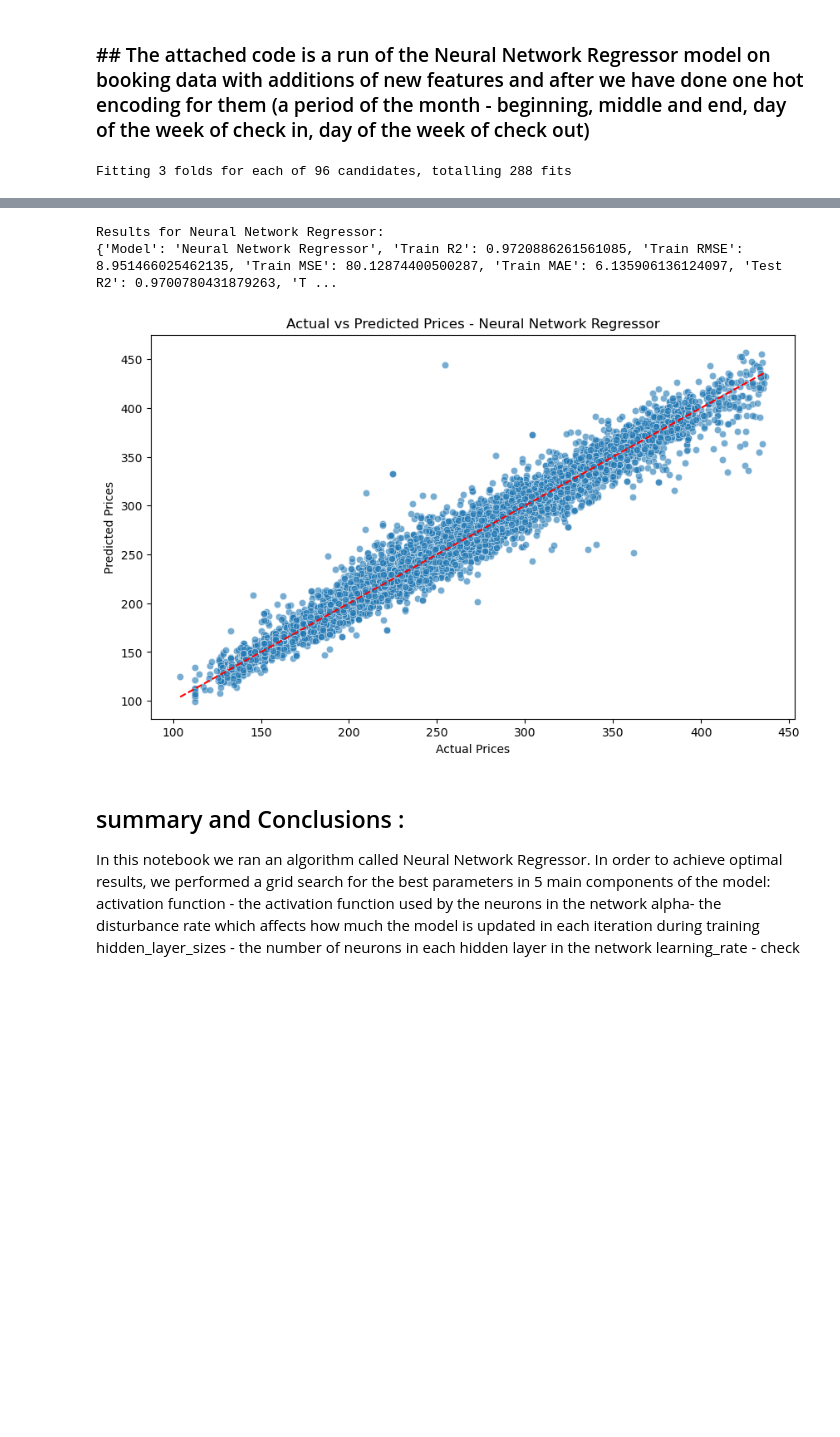
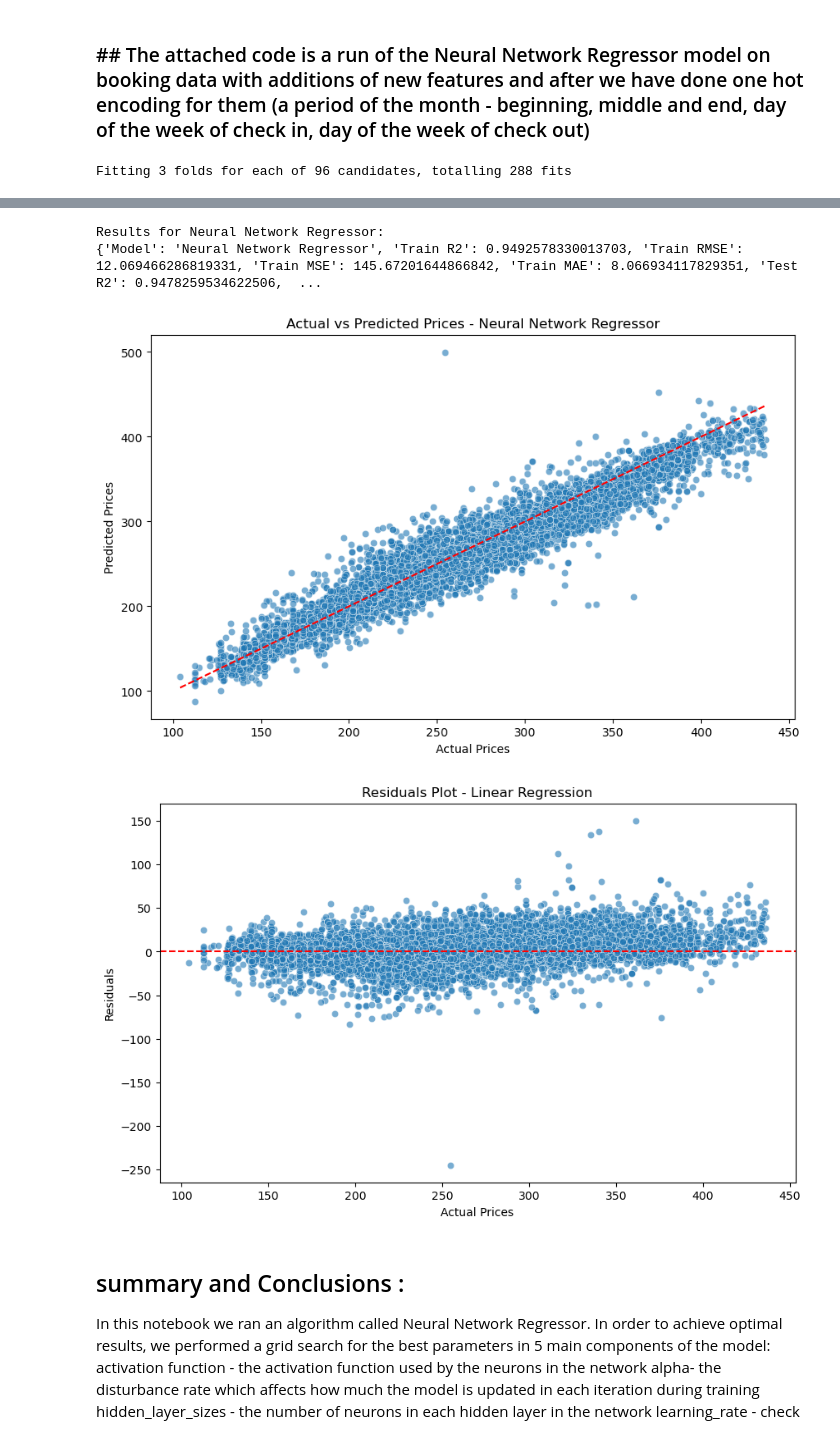
Before and after one commit to Omri5790/Data_Project, a Jupyter notebook: booking models/neural_network_regressor_predict.ipynb, the cells around one changed output, grey strips where cells are left out. Cells and saved outputs as stored; diff of their text form; code cells hidden in the pictures; blank space fills up the shorter version.

```diff
--- a/booking models/neural_network_regressor_predict.ipynb
+++ b/booking models/neural_network_regressor_predict.ipynb
@@ -27,6 +27,10 @@ def fill_na_with_group_mean(df):
 
 # Fill NaN values for the entire dataset
 df = fill_na_with_group_mean(df)
+
+# Remove the price column
+if 'price' in df.columns:
+    df = df.drop(columns=['price'])
 
 # Function to run Neural Network Regression and calculate metrics
 def run_neural_network_regressor(df):
@@ -110,5 +114,16 @@ plt.ylabel('Predicted Prices')
 plt.title('Actual vs Predicted Prices - Neural Network Regressor')
 plt.plot([y_test.min(), y_test.max()], [y_test.min(), y_test.max()], color='red', linestyle='--')
 plt.show()
+
+
+# Residual plot
+residuals = y_test - y_test_pred
+plt.figure(figsize=(10, 6))
+sns.scatterplot(x=y_test, y=residuals, alpha=0.6)
+plt.axhline(y=0, color='red', linestyle='--')
+plt.xlabel('Actual Prices')
+plt.ylabel('Residuals')
+plt.title(f'Residuals Plot - Linear Regression')
+plt.show()
 # %% [output]
 Fitting 3 folds for each of 96 candidates, totalling 288 fits
@@ -169,6 +185,10 @@ def run_neural_network_regressor(df):
 
     # Remove columns with all NaN values
     df = df.dropna(axis=1, how='all')
+
+    # Remove the price column
+    if 'price' in df.columns:
+        df = df.drop(columns=['price'])
 
     # Ensure there are no remaining NaN values
     imputer = SimpleImputer(strategy='mean')
@@ -244,5 +264,16 @@ plt.ylabel('Predicted Prices')
 plt.title('Actual vs Predicted Prices - Neural Network Regressor')
 plt.plot([y_test.min(), y_test.max()], [y_test.min(), y_test.max()], color='red', linestyle='--')
 plt.show()
+
+
+# Residual plot
+residuals = y_test - y_test_pred
+plt.figure(figsize=(10, 6))
+sns.scatterplot(x=y_test, y=residuals, alpha=0.6)
+plt.axhline(y=0, color='red', linestyle='--')
+plt.xlabel('Actual Prices')
+plt.ylabel('Residuals')
+plt.title(f'Residuals Plot - Linear Regression')
+plt.show()
 # %% [output]
 Fitting 3 folds for each of 96 candidates, totalling 288 fits
@@ -265,7 +296,8 @@ Traceback (most recent call last):
   warnings.warn(
 Results for Neural Network Regressor:
-{'Model': 'Neural Network Regressor', 'Train R2': 0.9720886261561085, 'Train RMSE': 8.951466025462135, 'Train MSE': 80.12874400500287, 'Train MAE': 6.135906136124097, 'Test R2': 0.9700780431879263, 'T ...
+{'Model': 'Neural Network Regressor', 'Train R2': 0.9492578330013703, 'Train RMSE': 12.069466286819331, 'Train MSE': 145.67201644866842, 'Train MAE': 8.066934117829351, 'Test R2': 0.9478259534622506,  ...
-[figure, old version]
+[figure, new version]
+[figure, added]
 # %% [markdown]
  ## summary and Conclusions :
 In this notebook we ran an algorithm called Neural Network Regressor. In order to achieve optimal results, we performed a grid search for the best parameters in 5 main components of the model:
```
Also changed, not shown: parts of 9 cells of this notebook, 1 other file.
